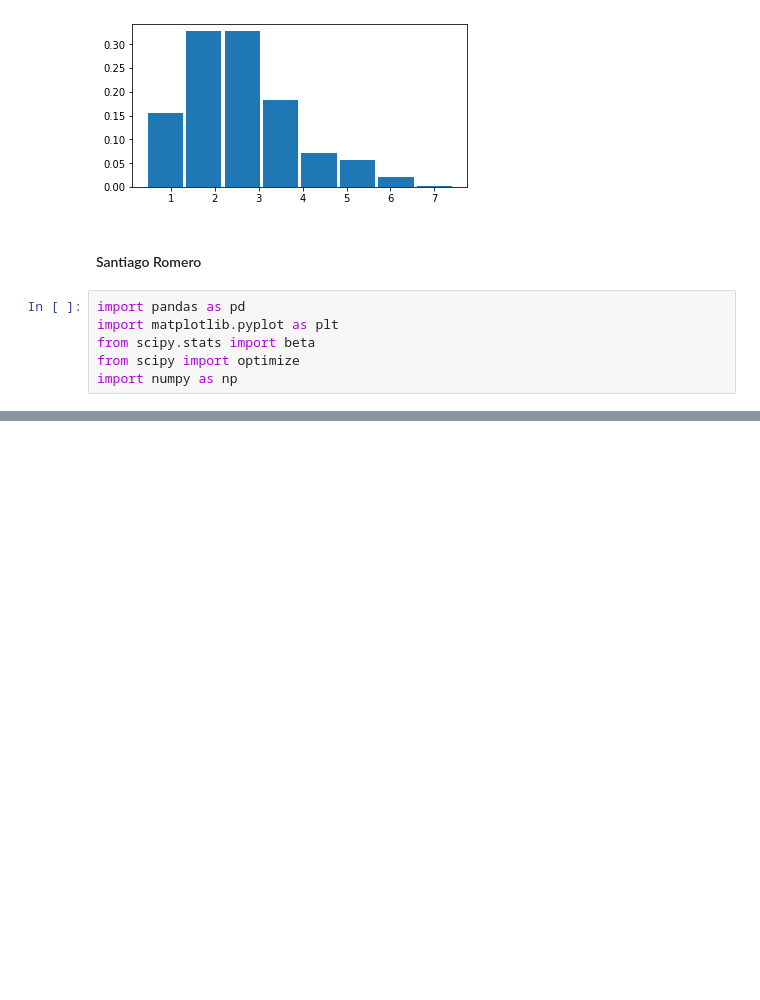
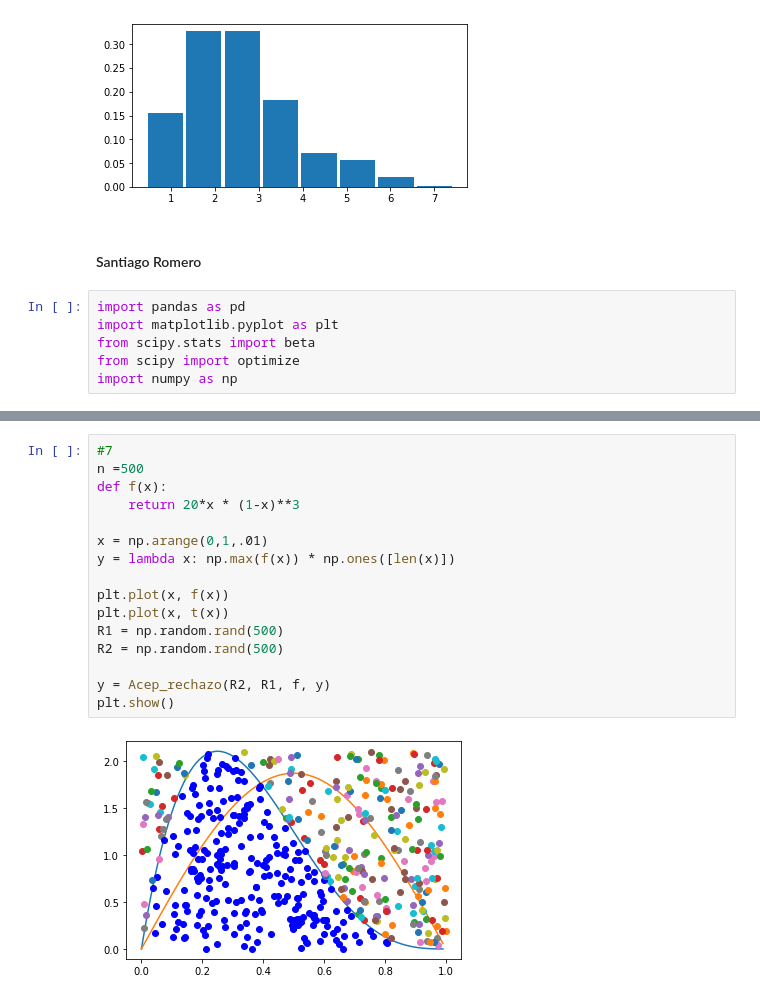
Before and after one commit to anarodriguezrod/Tarea6_ARodriguez_SRomero, a Jupyter notebook: Tarea6_ARodriguez_SRomero.ipynb, the cells around one changed output, grey strips where cells are left out. Cells and saved outputs as stored; diff of their text form; blank space fills up the shorter version.

```diff
--- a/Tarea6_ARodriguez_SRomero.ipynb
+++ b/Tarea6_ARodriguez_SRomero.ipynb
@@ -327,0 +402,18 @@ NameError: name 'optimize' is not defined
+# %%
+#7
+n =500
+def f(x):
+    return 20*x * (1-x)**3
+
+x = np.arange(0,1,.01)
+y = lambda x: np.max(f(x)) * np.ones([len(x)])
+
+plt.plot(x, f(x))
+plt.plot(x, t(x))
+R1 = np.random.rand(500)
+R2 = np.random.rand(500)
+
+y = Acep_rechazo(R2, R1, f, y)
+plt.show()
+# %% [output]
+[figure, added]
```
Also changed, not shown: parts of 11 cells of this notebook.
